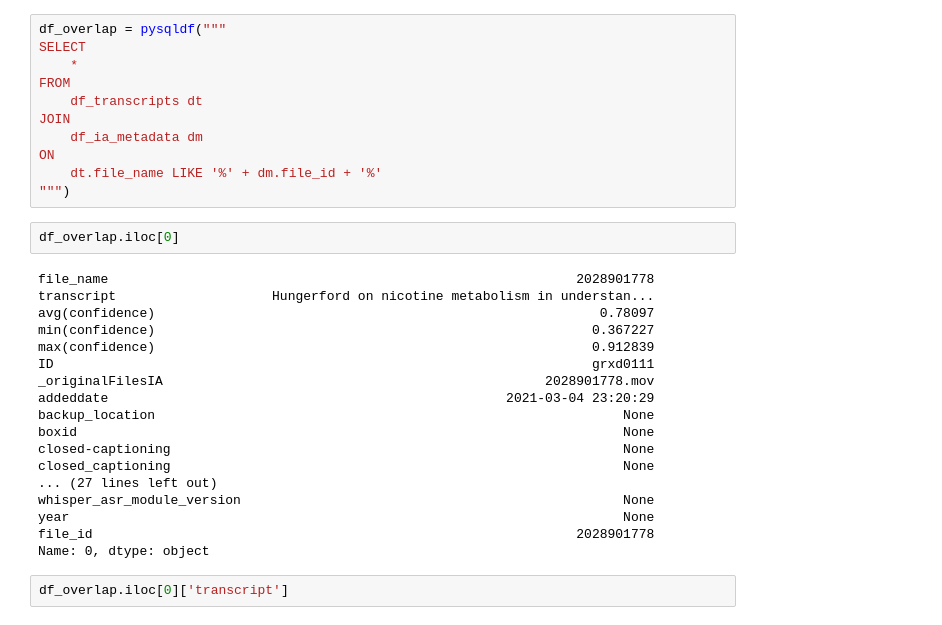
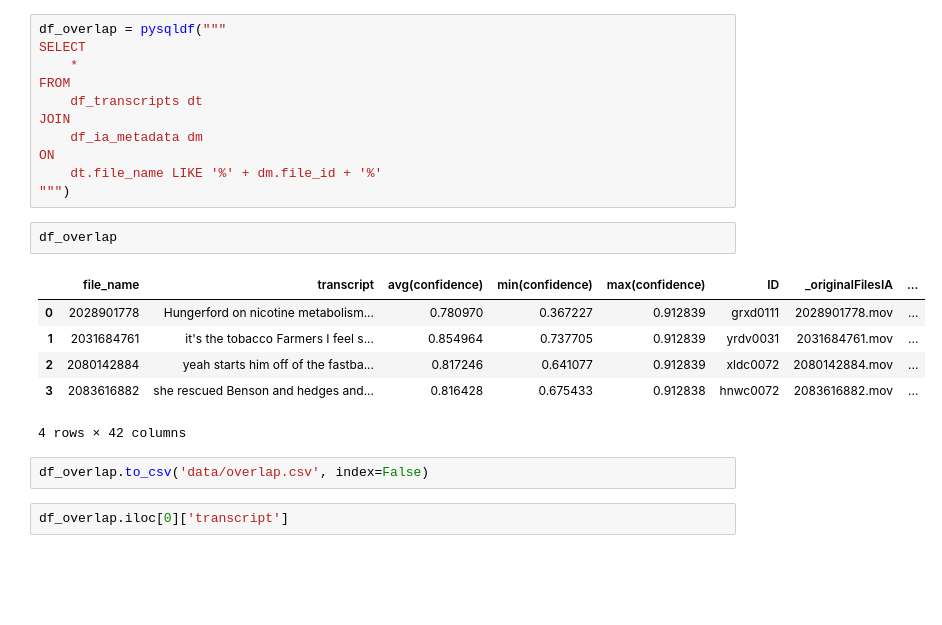
Before and after one commit to geoffswc/IDL-DSOS-2023, a Jupyter notebook: Join-Transcripts-Metadata.ipynb, the cells around one changed output. Cells and saved outputs as stored; diff of their text form; blank space fills up the shorter version.

```diff
--- a/Join-Transcripts-Metadata.ipynb
+++ b/Join-Transcripts-Metadata.ipynb
@@ -51,26 +51,17 @@ JOIN
 ON
     dt.file_name LIKE '%' + dm.file_id + '%'
 """)
+# %%
+df_overlap
+# %% [output]
+|  | file_name | transcript | avg(confidence) | min(confidence) | max(confidence) | ID | _originalFilesIA | ... |
+| 0 | 2028901778 | Hungerford on nicotine metabolism... | 0.780970 | 0.367227 | 0.912839 | grxd0111 | 2028901778.mov | ... |
+| 1 | 2031684761 | it's the tobacco Farmers I feel s... | 0.854964 | 0.737705 | 0.912839 | yrdv0031 | 2031684761.mov | ... |
+| 2 | 2080142884 | yeah starts him off of the fastba... | 0.817246 | 0.641077 | 0.912839 | xldc0072 | 2080142884.mov | ... |
+| 3 | 2083616882 | she rescued Benson and hedges and... | 0.816428 | 0.675433 | 0.912838 | hnwc0072 | 2083616882.mov | ... |
+4 rows × 42 columns
 # %%
-df_overlap.iloc[0]
+df_overlap.to_csv('data/overlap.csv', index=False)
-# %% [output]
-file_name                                                            2028901778
-transcript                    Hungerford on nicotine metabolism in understan...
-avg(confidence)                                                         0.78097
-min(confidence)                                                        0.367227
-max(confidence)                                                        0.912839
-ID                                                                     grxd0111
-_originalFilesIA                                                 2028901778.mov
-addeddate                                                   2021-03-04 23:20:29
-backup_location                                                            None
-boxid                                                                      None
-closed-captioning                                                          None
-closed_captioning                                                          None
-... (27 lines left out)
-whisper_asr_module_version                                                 None
-year                                                                       None
-file_id                                                              2028901778
-Name: 0, dtype: object
 # %%
 df_overlap.iloc[0]['transcript']
 # %% [output]
```
Also changed, not shown: 3 other files.
